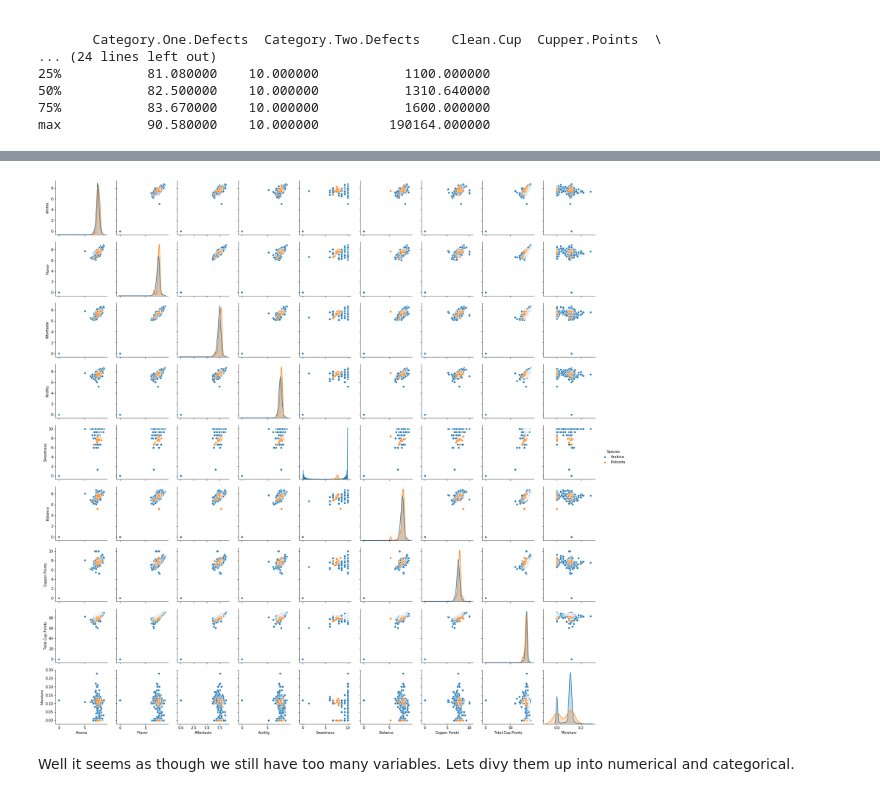
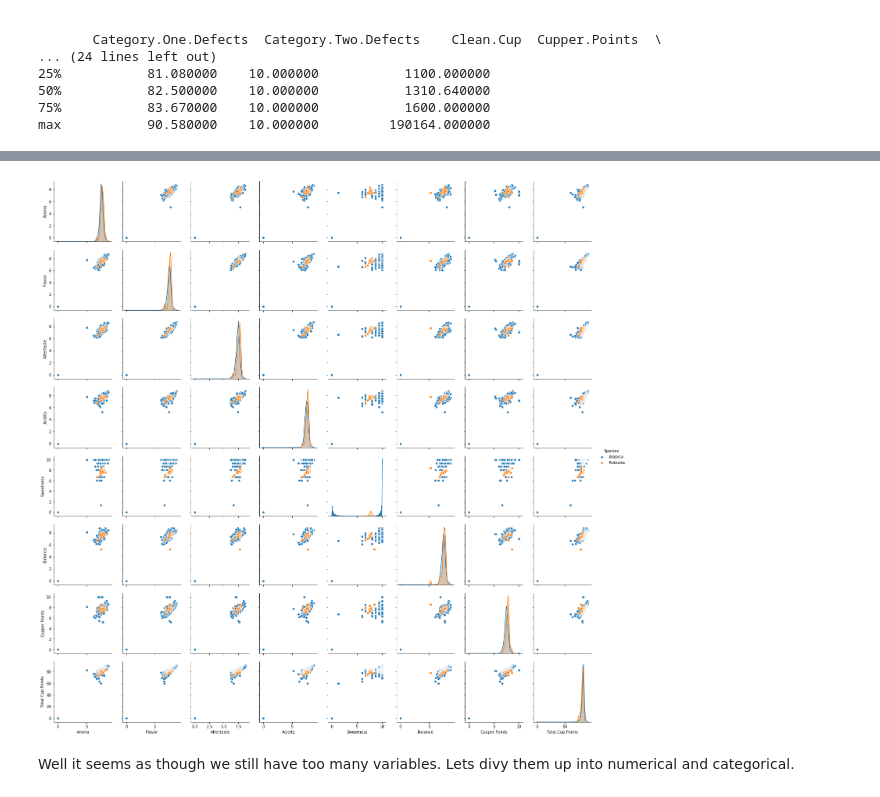
Before and after one commit to Landcruiser87/Cadc_7331_Project, a Jupyter notebook: analysis/Coffee.ipynb, the cells around one changed output, grey strips where cells are left out. Drawn from its saved outputs; the diff is of its cells as text; code cells hidden in the pictures.

```diff
--- a/analysis/Coffee.ipynb
+++ b/analysis/Coffee.ipynb
@@ -176,26 +176,26 @@ dtype: object
 # %%
 #some initial plots
 
 # col_names = ['Aroma','Aftertaste', 'Balance', 'Flavor', 'Acidity']
 #
 # fig, ax = plt.subplots(len(col_names), figsize=(16,12))
 #
 # for i, col_val in enumerate(col_names):
 #
 #     sns.distplot(df_comb[col_val], hist=True, ax=ax[i])
 #     ax[i].set_title('Freq dist '+col_val, fontsize=10)
 #     ax[i].set_xlabel(col_val, fontsize=8)
 #     ax[i].set_ylabel('Count', fontsize=8)
 #
 # plt.show()
 
 # #Huge pairplot matrix.  Probably need to whittle down the attributes a bit first.Example drops below
 sns.pairplot(df_comb,
              vars = ['Aroma', 'Flavor','Aftertaste','Acidity','Sweetness','Balance',
-                     'Cupper.Points', 'Total.Cup.Points', 'Moisture'],
+                     'Cupper.Points', 'Total.Cup.Points'],
              hue = 'Species');
 # %% [output]
-[figure, old version]
+[figure, new version]
 # %% [markdown]
 Well it seems as though we still have too many variables.  Lets divy them up into numerical and
 categorical.
```
